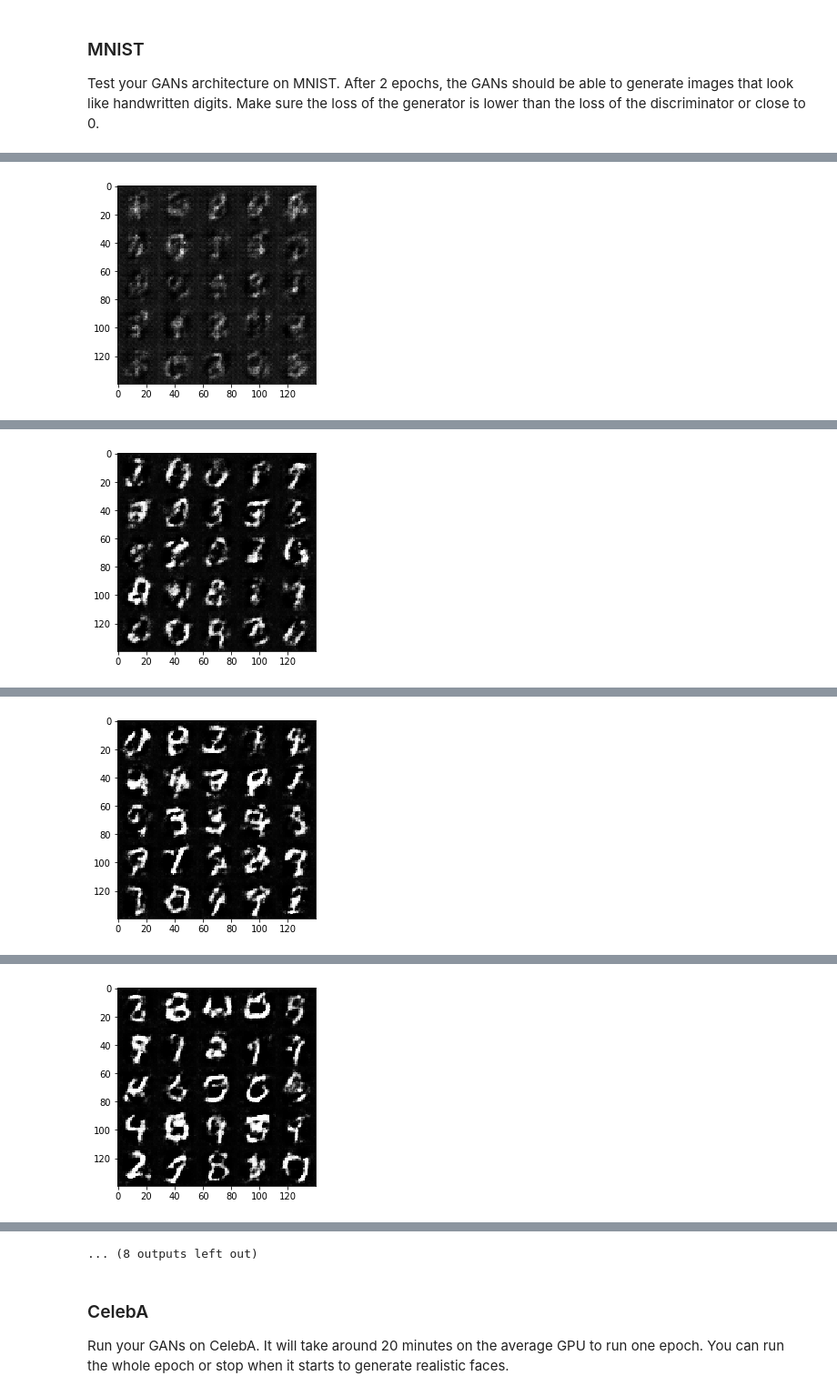
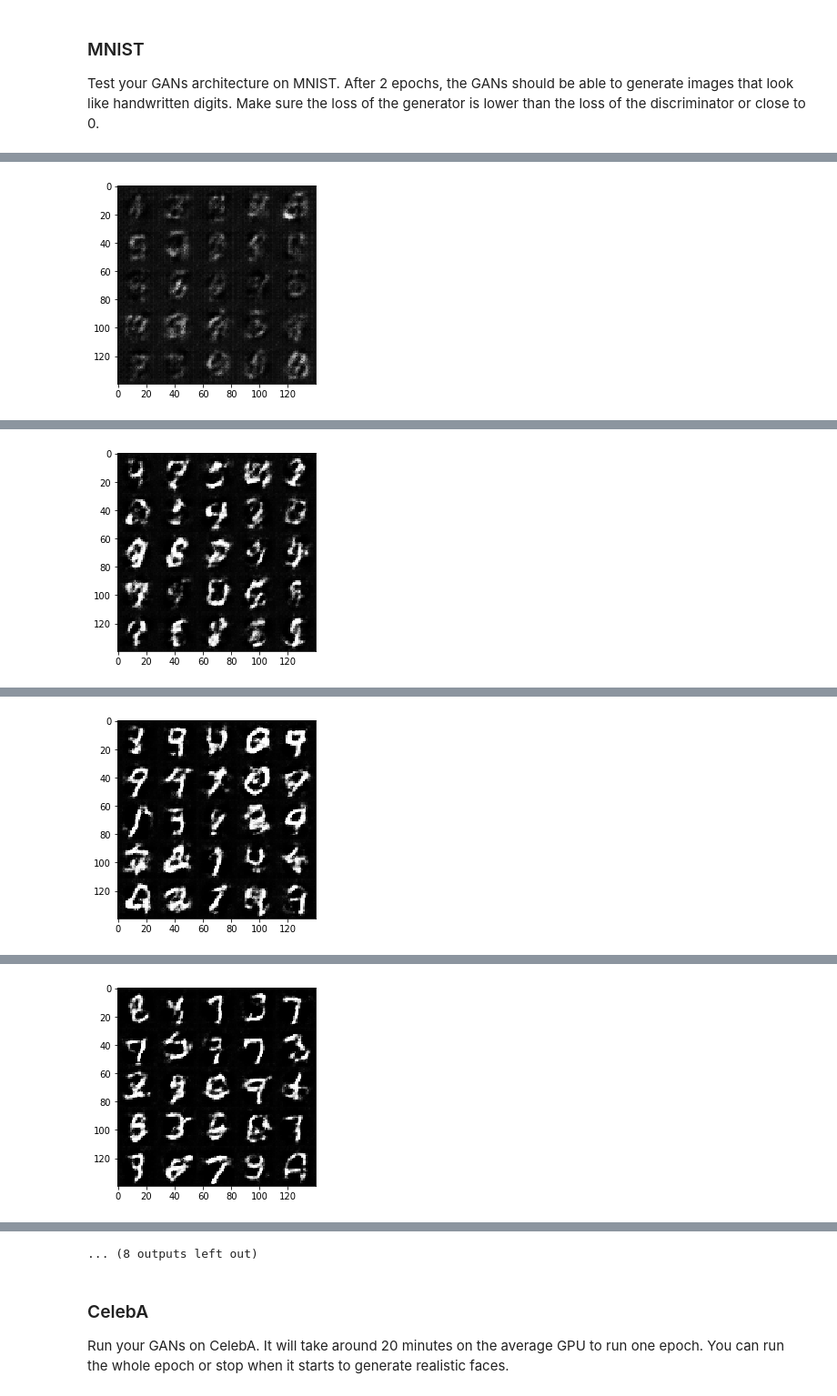
Before and after one commit to ajaypod/Face_Generation, a Jupyter notebook: dlnd_face_generation.ipynb, the cells around one changed output, grey strips where cells are left out. Shown at 91% size. Saved outputs shown, nothing was run; the diff lists cells and outputs as text; code cells hidden in the pictures.

```diff
--- a/dlnd_face_generation.ipynb
+++ b/dlnd_face_generation.ipynb
@@ -390,7 +390,7 @@ Test your GANs architecture on MNIST.  After 2 epochs, the GANs should be able t
 batch_size = 128
 z_dim = 128
 learning_rate = 0.0001
-beta1 = 0.0005
+beta1 = 0.2
 
 
 """
@@ -427 +427 @@ Epoch 1/2... Batch 200... Discriminator Loss: 1.1050... Generator Loss: 1.7293
-[figure, old version]
+[figure, new version]
@@ -438 +438 @@ Epoch 1/2... Batch 300... Discriminator Loss: 1.1062... Generator Loss: 1.8289
-[figure, old version]
+[figure, new version]
@@ -449 +449 @@ Epoch 1/2... Batch 400... Discriminator Loss: 1.4762... Generator Loss: 0.3113
-[figure, old version]
+[figure, new version]
@@ -460 +460 @@ Epoch 2/2... Batch 500... Discriminator Loss: 1.3345... Generator Loss: 0.4020
-[figure, old version]
+[figure, new version]
```
Also changed, not shown: parts of 2 cells of this notebook, 1 other file.
